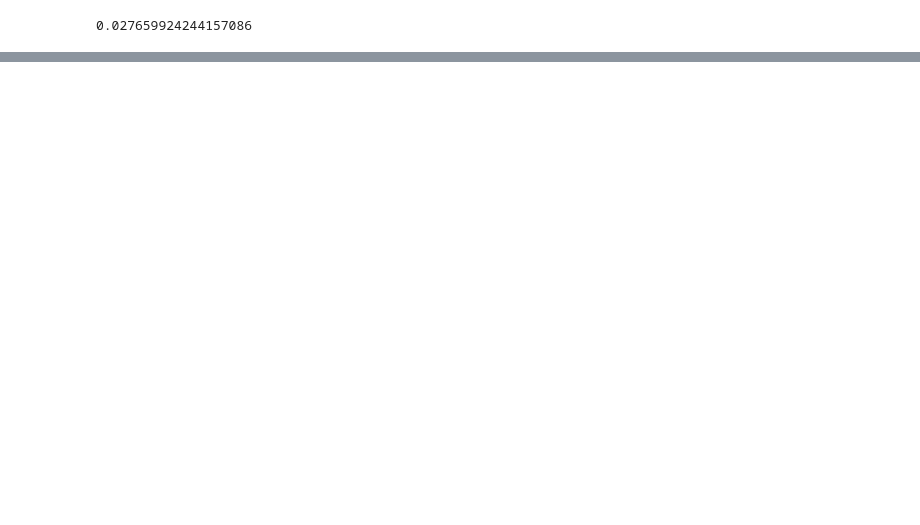
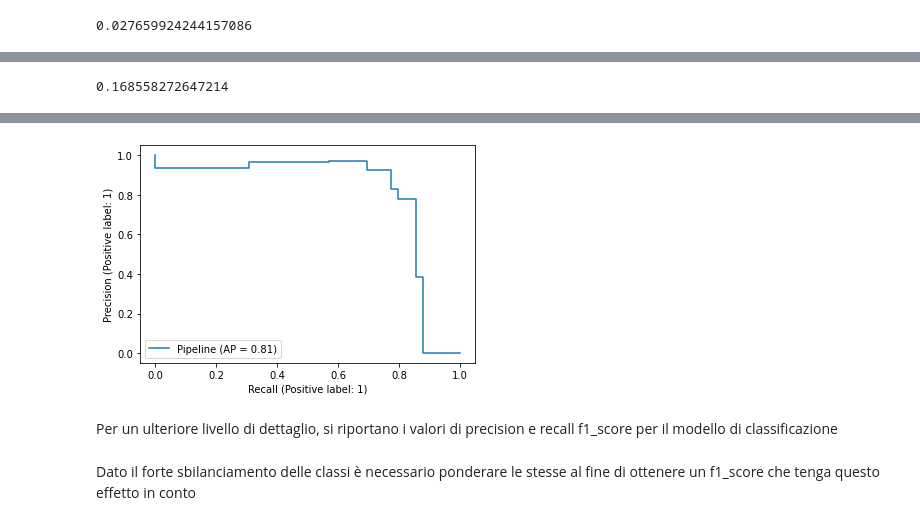
Before and after one commit to enryls/bigdata-project, a Jupyter notebook: notebooks/progetto-big-data-unipa.ipynb, the cells around one changed output, grey strips where cells are left out. Cells and saved outputs as stored; diff of their text form; code cells hidden in the pictures; blank space fills up the shorter version.

```diff
--- a/notebooks/02-exploratory_prep.ipynb
+++ b/notebooks/progetto-big-data-unipa.ipynb
@@ -367,0 +290,7 @@ Fitting 5 folds for each of 3 candidates, totalling 15 fits
+# %%
+score_auc(Y_test, y_test)
+# %% [output]
+0.168558272647214
+# %%
+disp_test = plot_precision_recall_curve(classifier , X_test, y_test)
+# %% [output]
@@ -367,0 +300,5 @@ Fitting 5 folds for each of 3 candidates, totalling 15 fits
+[figure, added]
+# %% [markdown]
+Per un ulteriore livello di dettaglio, si riportano i valori di precision e recall f1_score per il modello di classificazione
+# %% [markdown]
+Dato il forte sbilanciamento delle classi è necessario ponderare le stesse al fine di ottenere un f1_score che tenga questo effetto in conto
```
Also changed, not shown: parts of 17 cells of this notebook, 1 other file.
